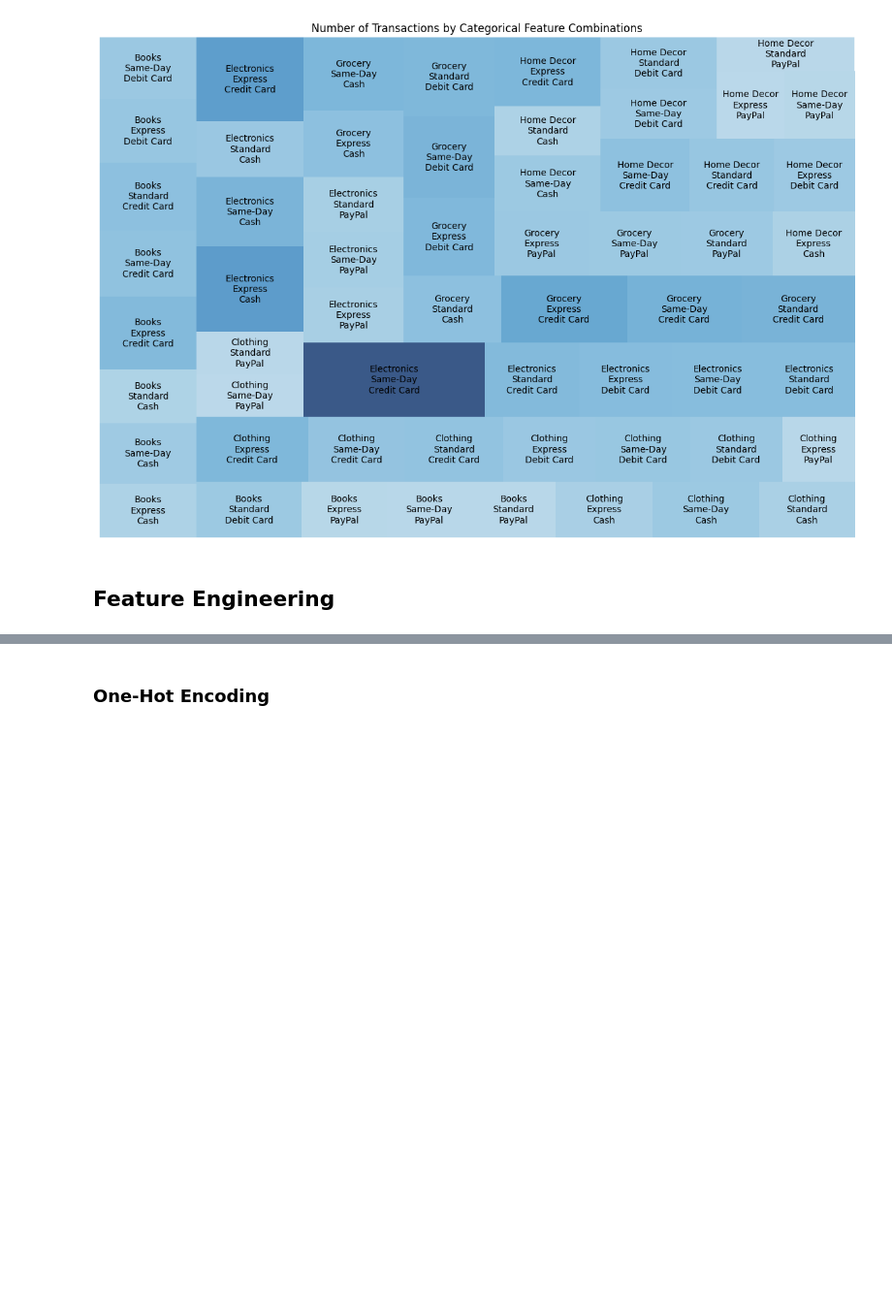
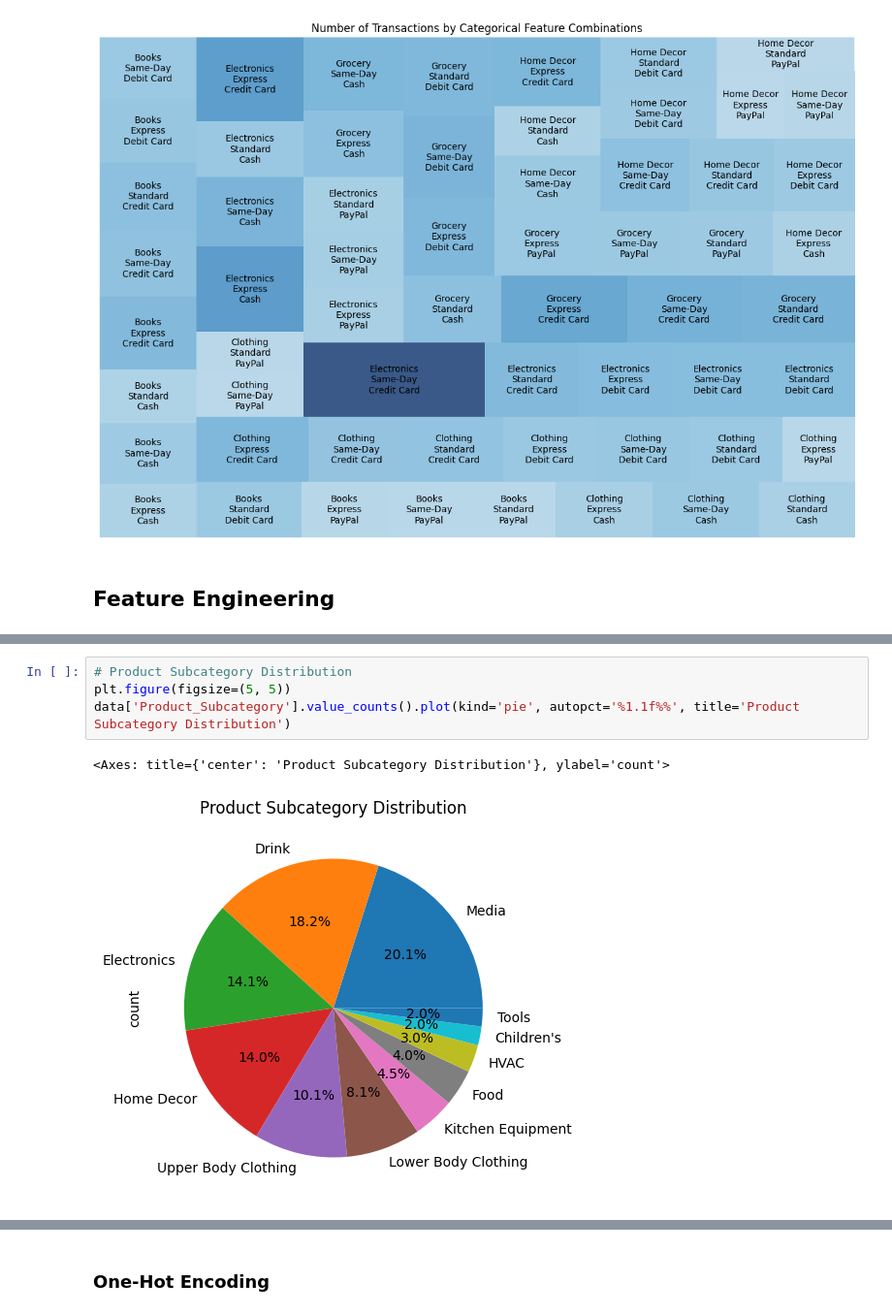
Before and after one commit to JAA999/grocery_prediction, a Jupyter notebook: ML_Project.ipynb, the cells around one changed output, grey strips where cells are left out. Shown: that part at 97% size. Drawn from its saved outputs; the diff is of its cells as text; blank space fills up the shorter version.

```diff
--- a/ML_Project.ipynb
+++ b/ML_Project.ipynb
@@ -358,0 +440,7 @@ plt.axis("off")
+# %%
+# Product Subcategory Distribution
+plt.figure(figsize=(5, 5))
+data['Product_Subcategory'].value_counts().plot(kind='pie', autopct='%1.1f%%', title='Product Subcategory Distribution')
+# %% [output]
+<Axes: title={'center': 'Product Subcategory Distribution'}, ylabel='count'>
+[figure, added]
```
Also changed, not shown: parts of 19 cells of this notebook.
